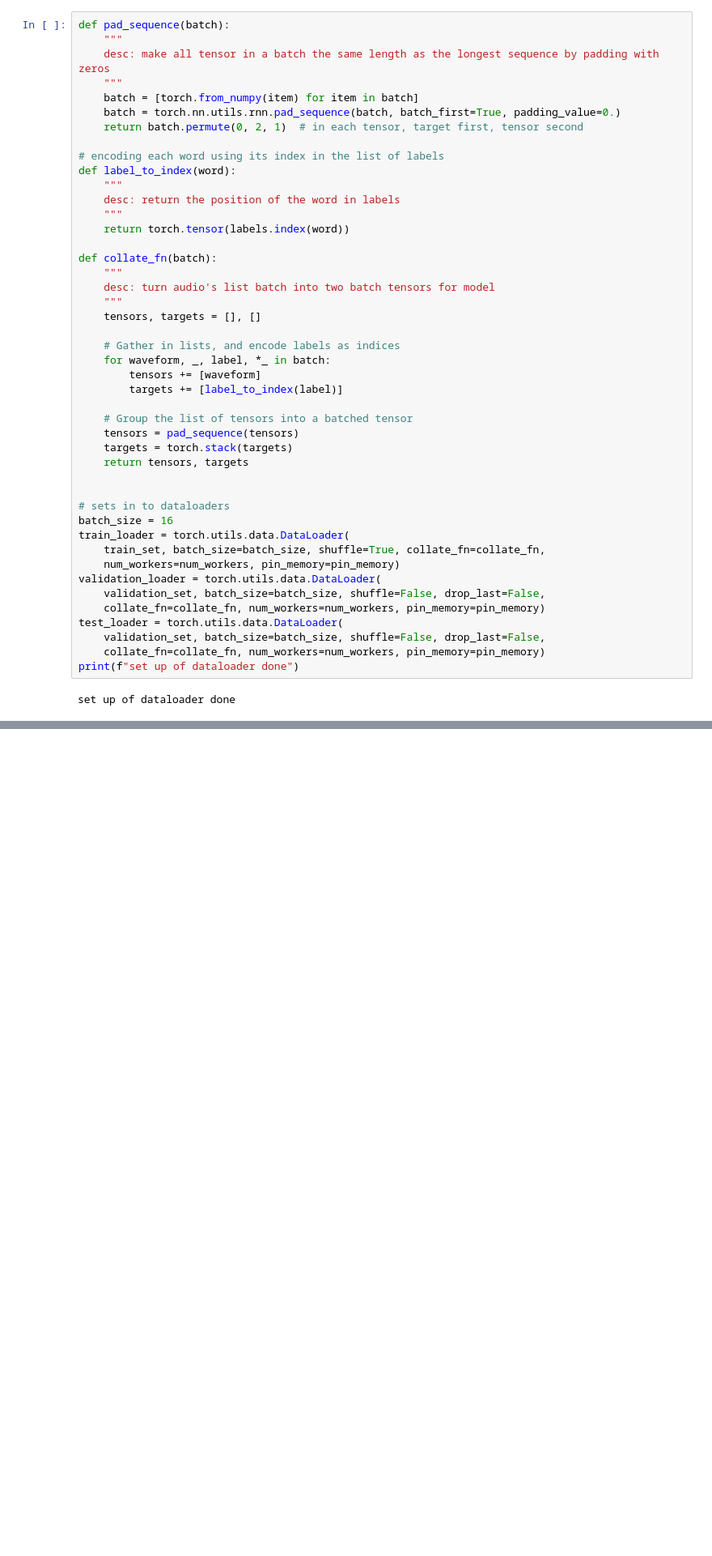
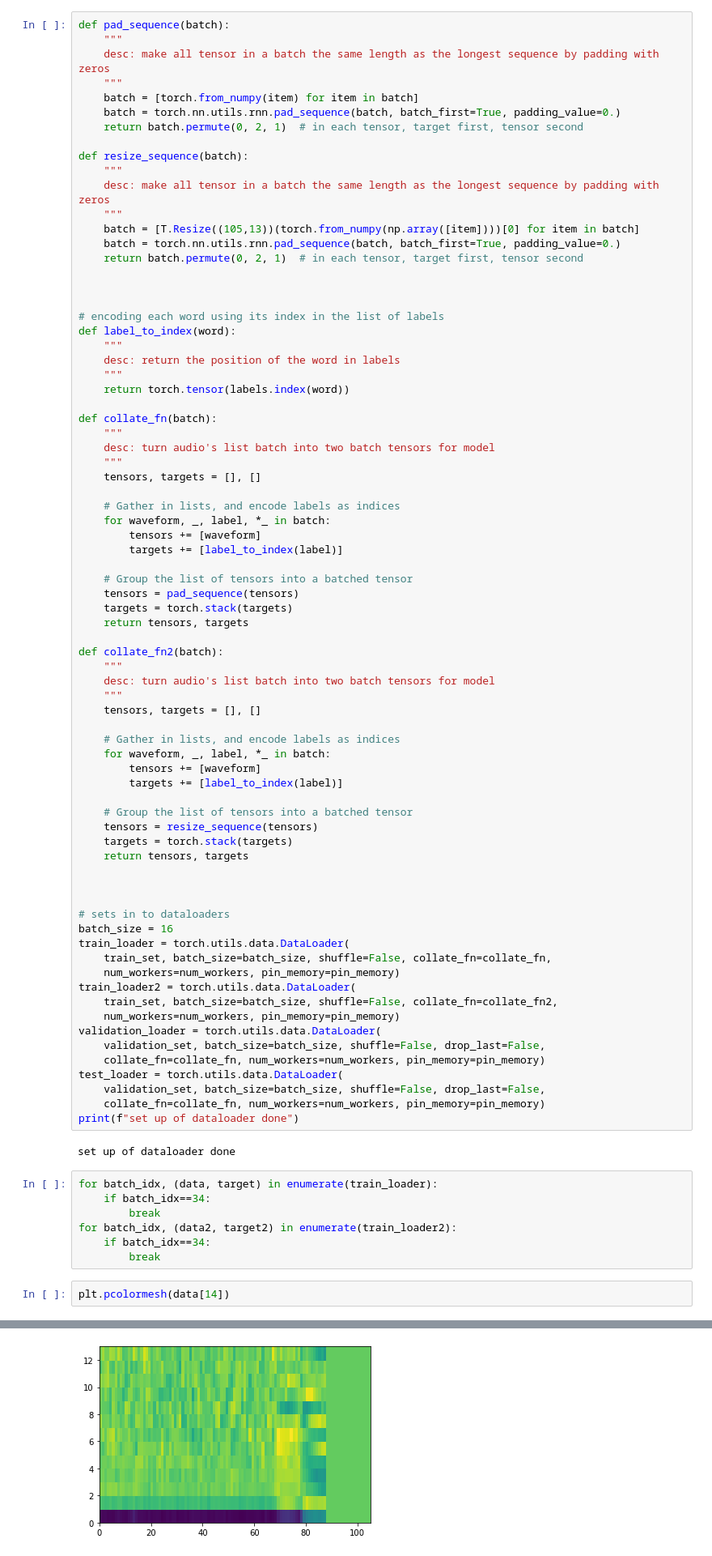
Before and after one commit to bison-fute/refactored-pancake, a Jupyter notebook: 2.0-preprocessing.ipynb, the cells around one changed output, grey strips where cells are left out. Shown at 81% size. Drawn from its saved outputs; the diff is of its cells as text; blank space fills up the shorter version.

```diff
--- a/2.0-preprocessing.ipynb
+++ b/2.0-preprocessing.ipynb
@@ -45,6 +67,16 @@ def pad_sequence(batch):
     batch = [torch.from_numpy(item) for item in batch]
     batch = torch.nn.utils.rnn.pad_sequence(batch, batch_first=True, padding_value=0.)
     return batch.permute(0, 2, 1)  # in each tensor, target first, tensor second
+
+def resize_sequence(batch):
+    """
+    desc: make all tensor in a batch the same length as the longest sequence by padding with zeros
+    """
+    batch = [T.Resize((105,13))(torch.from_numpy(np.array([item])))[0] for item in batch]
+    batch = torch.nn.utils.rnn.pad_sequence(batch, batch_first=True, padding_value=0.)
+    return batch.permute(0, 2, 1)  # in each tensor, target first, tensor second
+
+
 
 # encoding each word using its index in the list of labels
 def label_to_index(word):
@@ -69,11 +101,31 @@ def collate_fn(batch):
     targets = torch.stack(targets)
     return tensors, targets
 
+def collate_fn2(batch):
+    """
+    desc: turn audio's list batch into two batch tensors for model
+    """
+    tensors, targets = [], []
+
+    # Gather in lists, and encode labels as indices
+    for waveform, _, label, *_ in batch:
+        tensors += [waveform]
+        targets += [label_to_index(label)]
+
+    # Group the list of tensors into a batched tensor
+    tensors = resize_sequence(tensors)
+    targets = torch.stack(targets)
+    return tensors, targets
+
+
 
 # sets in to dataloaders
 batch_size = 16
 train_loader = torch.utils.data.DataLoader(
-    train_set, batch_size=batch_size, shuffle=True, collate_fn=collate_fn,
+    train_set, batch_size=batch_size, shuffle=False, collate_fn=collate_fn,
+    num_workers=num_workers, pin_memory=pin_memory)
+train_loader2 = torch.utils.data.DataLoader(
+    train_set, batch_size=batch_size, shuffle=False, collate_fn=collate_fn2,
     num_workers=num_workers, pin_memory=pin_memory)
 validation_loader = torch.utils.data.DataLoader(
     validation_set, batch_size=batch_size, shuffle=False, drop_last=False,
@@ -84,3 +136,13 @@ test_loader = torch.utils.data.DataLoader(
 print(f"set up of dataloader done")
 # %% [output]
 set up of dataloader done
+# %%
+for batch_idx, (data, target) in enumerate(train_loader):
+    if batch_idx==34:
+        break
+for batch_idx, (data2, target2) in enumerate(train_loader2):
+    if batch_idx==34:
+        break
+# %%
+plt.pcolormesh(data[14])
+# %% [output]
@@ -86,0 +150 @@ set up of dataloader done
+[figure, added]
```
Also changed, not shown: parts of 5 cells of this notebook, 15 other files.
